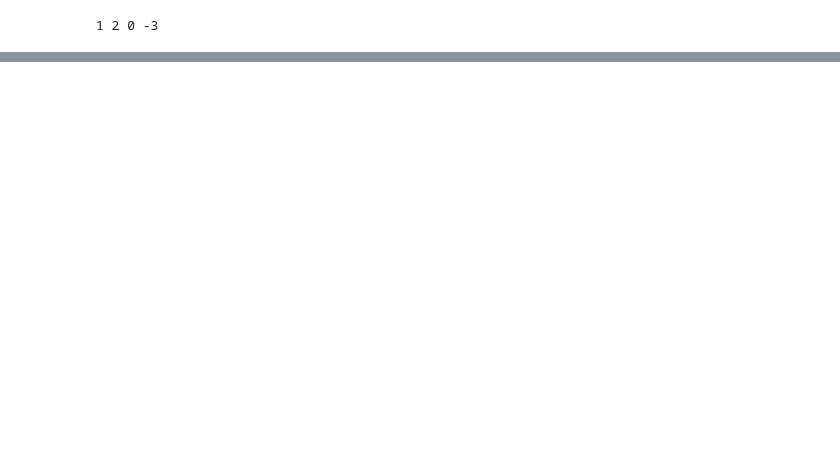
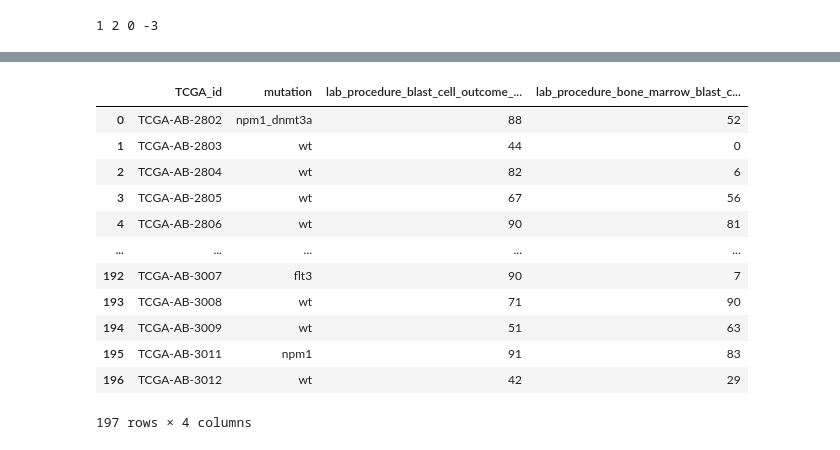
Before and after one commit to IlyaLab/BNMPy, a Jupyter notebook: palma_model_test.ipynb, the cells around one changed output, grey strips where cells are left out. Cells and saved outputs as stored; diff of their text form; code cells hidden in the pictures; blank space fills up the shorter version.

```diff
--- a/palma_model_test.ipynb
+++ b/palma_model_test.ipynb
@@ -72,0 +151,16 @@ print(results['APOPTOSIS'], results['DIFFERENTIATION'], results['PROLIFERATION']
+# %%
+clinical_result
+# %% [output]
+|  | TCGA_id | mutation | lab_procedure_blast_cell_outcome_... | lab_procedure_bone_marrow_blast_c... |
+| 0 | TCGA-AB-2802 | npm1_dnmt3a | 88 | 52 |
+| 1 | TCGA-AB-2803 | wt | 44 | 0 |
+| 2 | TCGA-AB-2804 | wt | 82 | 6 |
+| 3 | TCGA-AB-2805 | wt | 67 | 56 |
+| 4 | TCGA-AB-2806 | wt | 90 | 81 |
+| ... | ... | ... | ... | ... |
+| 192 | TCGA-AB-3007 | flt3 | 90 | 7 |
+| 193 | TCGA-AB-3008 | wt | 71 | 90 |
+| 194 | TCGA-AB-3009 | wt | 51 | 63 |
+| 195 | TCGA-AB-3011 | npm1 | 91 | 83 |
+| 196 | TCGA-AB-3012 | wt | 42 | 29 |
+197 rows × 4 columns
```
Also changed, not shown: parts of 37 cells of this notebook, 1 other file.
